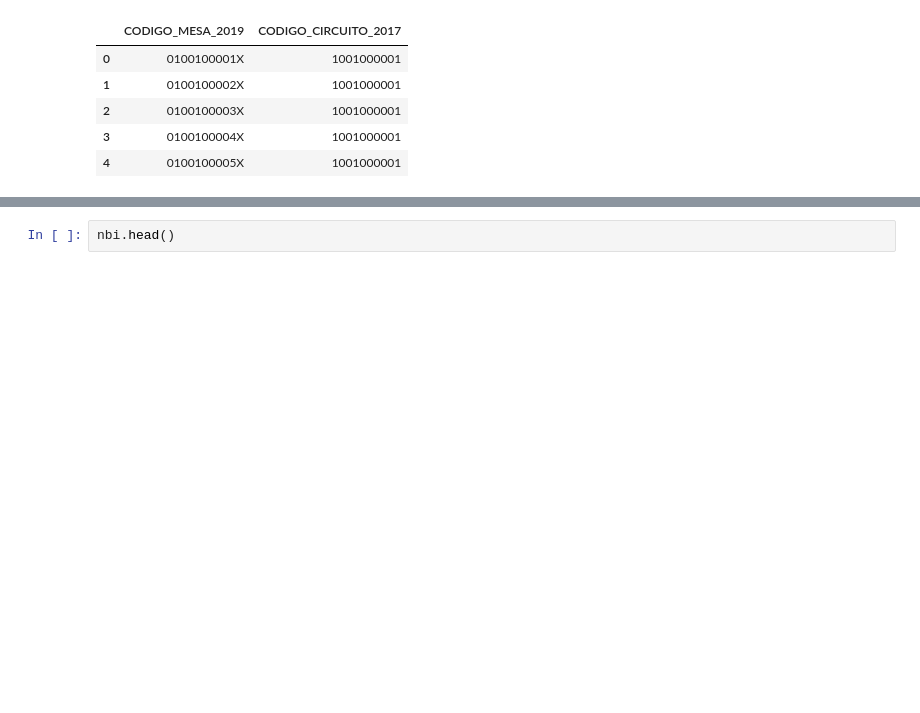
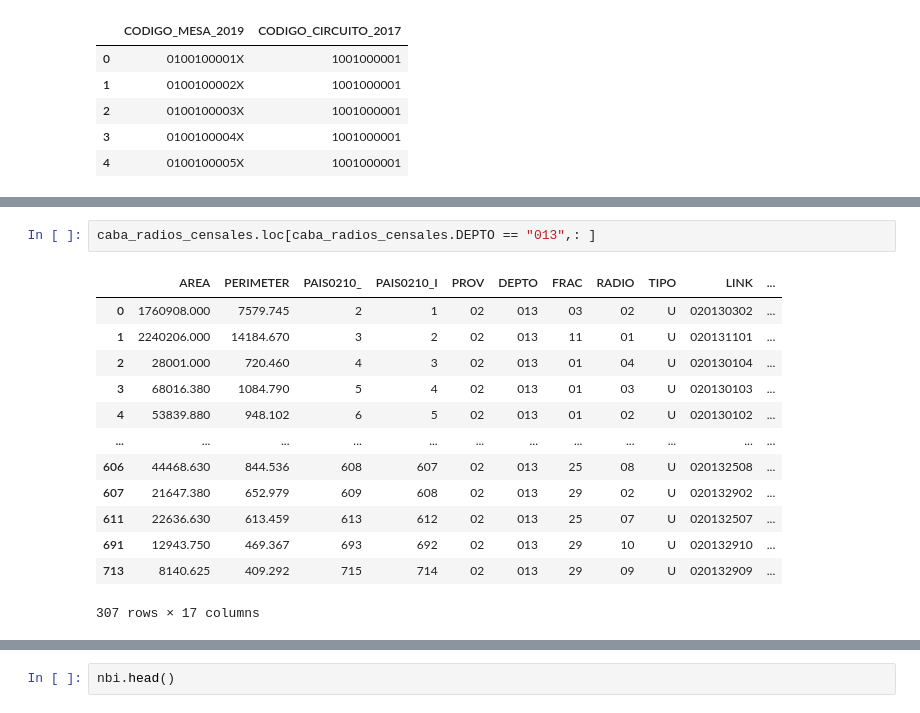
Before and after one commit to EmiKaczmarczyk/MET4OP, a Jupyter notebook: Examenes/TP2/emi.ipynb, the cells around one changed output, grey strips where cells are left out. Drawn from its saved outputs; the diff is of its cells as text; blank space fills up the shorter version.

```diff
--- a/Examenes/TP2/emi.ipynb
+++ b/Examenes/TP2/emi.ipynb
@@ -182,0 +106,16 @@ caba_censo.shape
+# %%
+caba_radios_censales.loc[caba_radios_censales.DEPTO == "013",: ]
+# %% [output]
+|  | AREA | PERIMETER | PAIS0210_ | PAIS0210_I | PROV | DEPTO | FRAC | RADIO | TIPO | LINK | ... |
+| 0 | 1760908.000 | 7579.745 | 2 | 1 | 02 | 013 | 03 | 02 | U | 020130302 | ... |
+| 1 | 2240206.000 | 14184.670 | 3 | 2 | 02 | 013 | 11 | 01 | U | 020131101 | ... |
+| 2 | 28001.000 | 720.460 | 4 | 3 | 02 | 013 | 01 | 04 | U | 020130104 | ... |
+| 3 | 68016.380 | 1084.790 | 5 | 4 | 02 | 013 | 01 | 03 | U | 020130103 | ... |
+| 4 | 53839.880 | 948.102 | 6 | 5 | 02 | 013 | 01 | 02 | U | 020130102 | ... |
+| ... | ... | ... | ... | ... | ... | ... | ... | ... | ... | ... | ... |
+| 606 | 44468.630 | 844.536 | 608 | 607 | 02 | 013 | 25 | 08 | U | 020132508 | ... |
+| 607 | 21647.380 | 652.979 | 609 | 608 | 02 | 013 | 29 | 02 | U | 020132902 | ... |
+| 611 | 22636.630 | 613.459 | 613 | 612 | 02 | 013 | 25 | 07 | U | 020132507 | ... |
+| 691 | 12943.750 | 469.367 | 693 | 692 | 02 | 013 | 29 | 10 | U | 020132910 | ... |
+| 713 | 8140.625 | 409.292 | 715 | 714 | 02 | 013 | 29 | 09 | U | 020132909 | ... |
+307 rows × 17 columns
```
Also changed, not shown: parts of 25 cells of this notebook.
